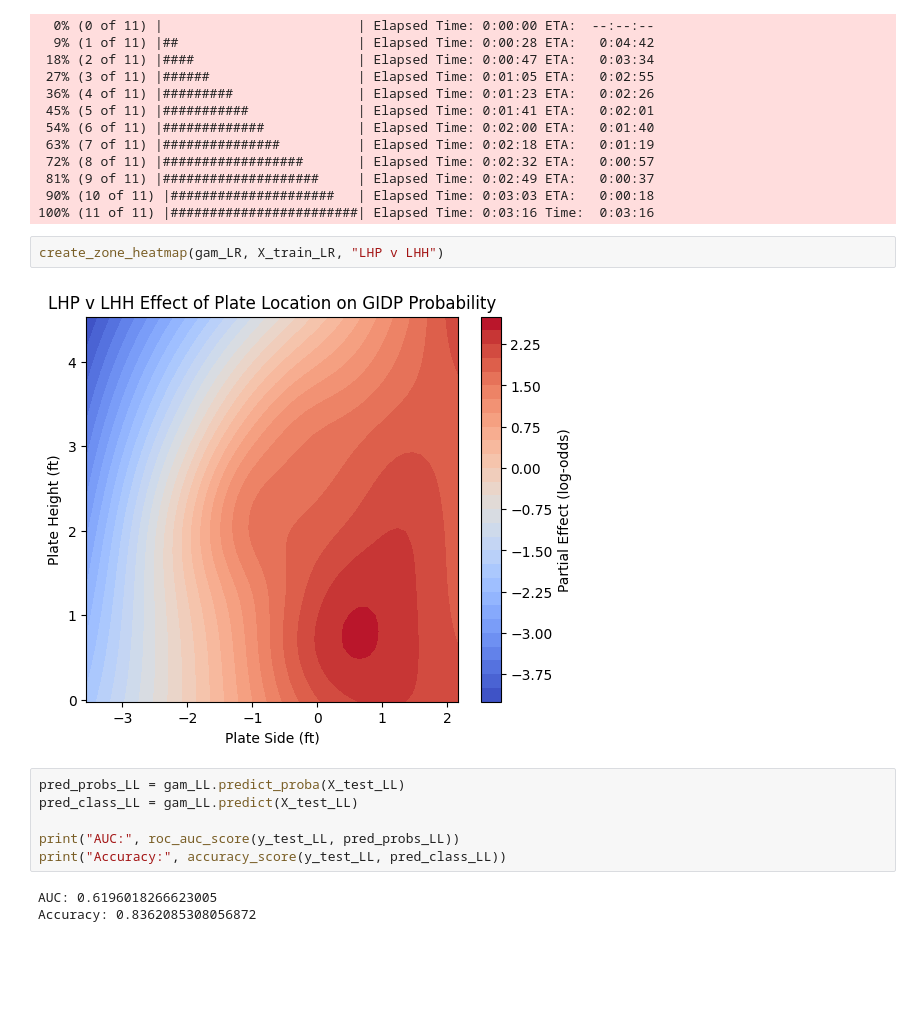
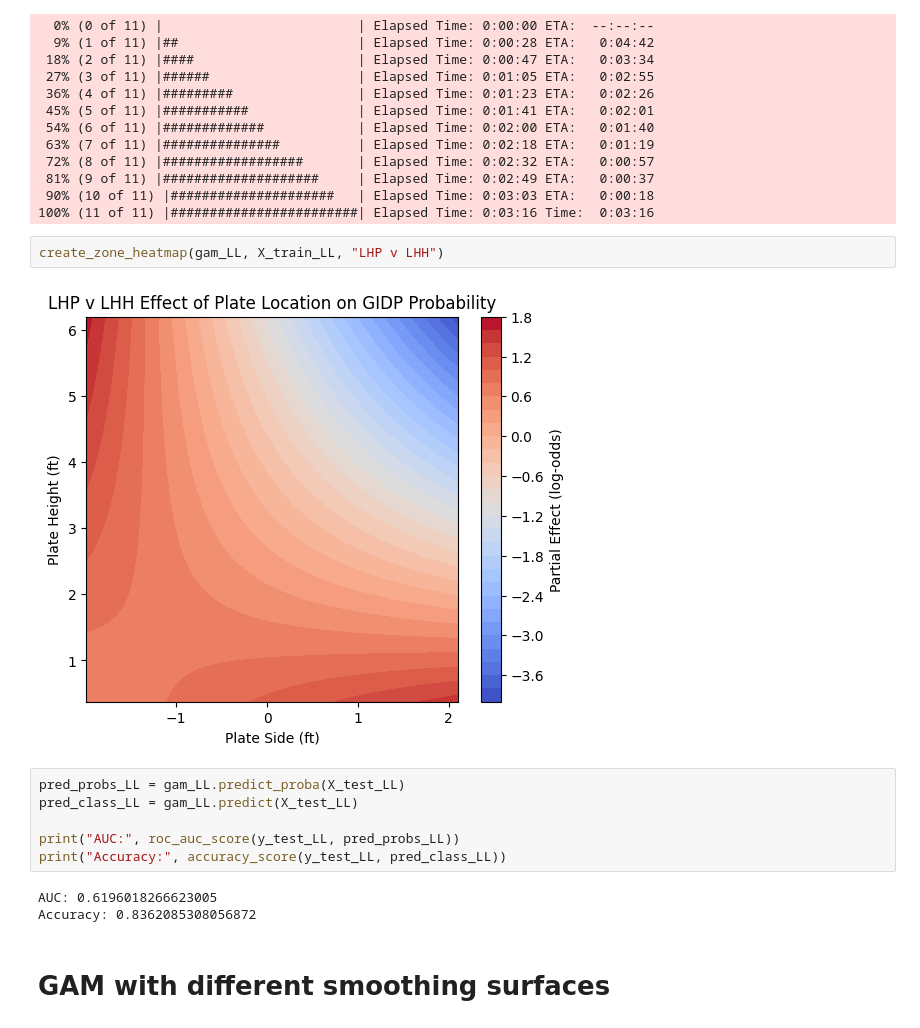
Before and after one commit to jayirby2/Team1STA4950, a Jupyter notebook: analysis.ipynb, the cells around one changed output. Drawn from its saved outputs; the diff is of its cells as text; blank space fills up the shorter version.

```diff
--- a/analysis.ipynb
+++ b/analysis.ipynb
@@ -824,9 +834,9 @@ gam_LL = LogisticGAM(s(0) + s(1) + te(2, 3, 4) +
  90% (10 of 11) |#####################   | Elapsed Time: 0:03:03 ETA:   0:00:18
 100% (11 of 11) |########################| Elapsed Time: 0:03:16 Time:  0:03:16
 # %%
-create_zone_heatmap(gam_LR, X_train_LR, "LHP v LHH")
+create_zone_heatmap(gam_LL, X_train_LL, "LHP v LHH")
 # %% [output]
-[figure, old version]
+[figure, new version]
 # %%
 pred_probs_LL = gam_LL.predict_proba(X_test_LL)
 pred_class_LL = gam_LL.predict(X_test_LL)
@@ -836,3 +846,5 @@ print("Accuracy:", accuracy_score(y_test_LL, pred_class_LL))
 # %% [output]
 AUC: 0.6196018266623005
 Accuracy: 0.8362085308056872
+# %% [markdown]
+# GAM with different smoothing surfaces
```
Also changed, not shown: parts of 6 cells of this notebook.
